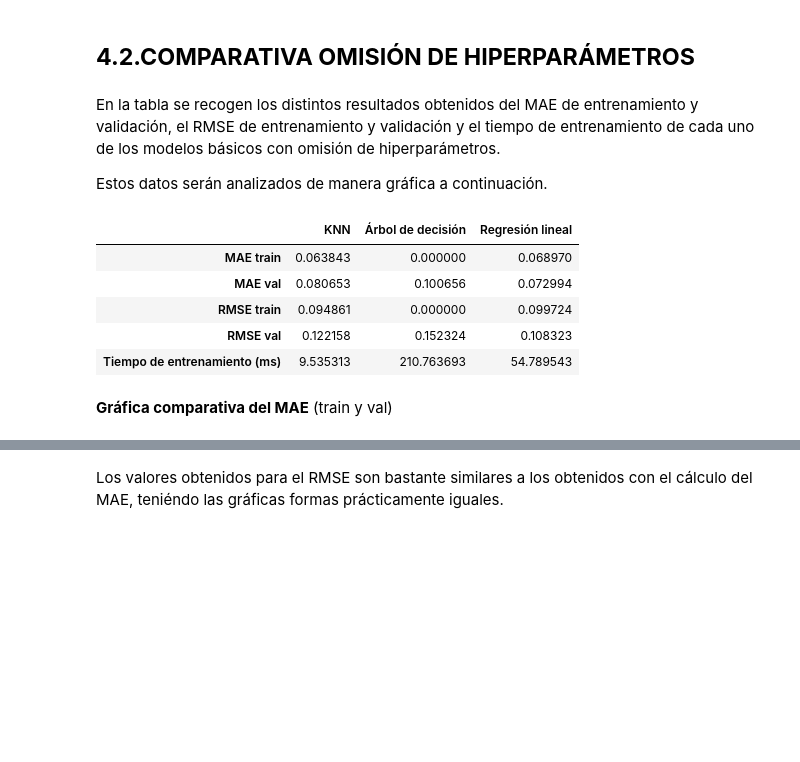
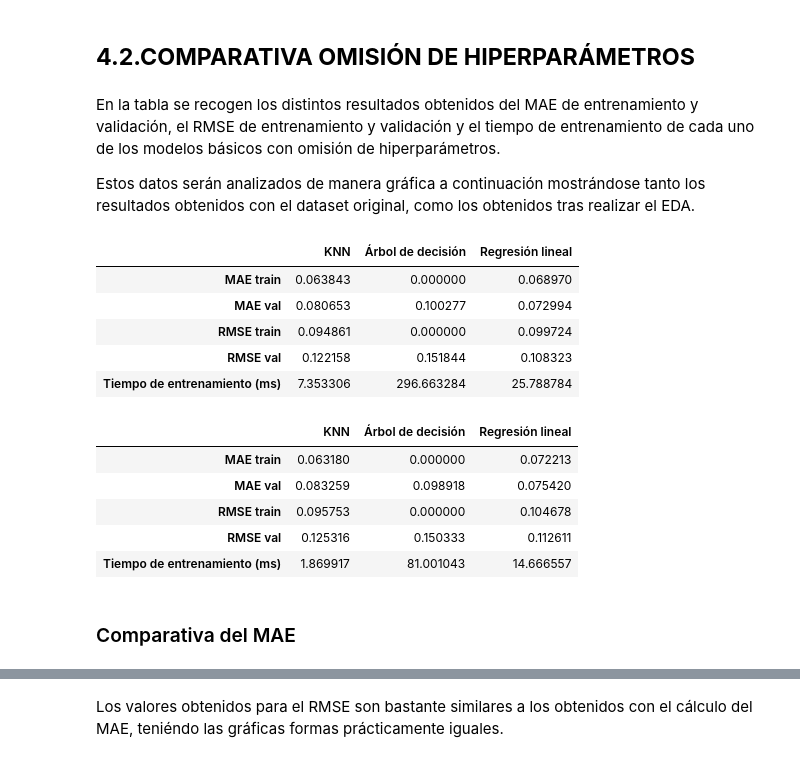
Before and after one commit to navas017/Grupo40-Practica1, a Jupyter notebook: Practica1.ipynb, the cells around one changed output, grey strips where cells are left out. Cells and saved outputs as stored; diff of their text form; code cells hidden in the pictures; blank space fills up the shorter version.

```diff
--- a/Practica1.ipynb
+++ b/Practica1.ipynb
@@ -190,13 +383,14 @@ tree_rmse_train = np.sqrt(mean_squared_error(Y_train_train_norm, y_pred_train))
 ### Modelo Árbol de regresión lineal
 # %%
 # Crear modelo
-modelo_rl = LinearRegression()
+model_rl = LinearRegression()
 
+# ********** DATASET DEFAULT **********
 # Iniciar la medición del tiempo
 start_time = time.time()
 
 # Entrenar modelo
-reg_fit = modelo_rl.fit(X_train_train_norm, Y_train_train_norm)
+reg_fit = model_rl.fit(X_train_train_norm, Y_train_train_norm)
 
 # Finalizar la medición del tiempo y calculo del tiempo
 end_time = time.time()
@@ -211,29 +405,60 @@ reg_rmse_val = np.sqrt(mean_squared_error(Y_train_val_norm, y_pred_val))
 y_pred_train = reg_fit.predict(X_train_train_norm)
 reg_mae_train = mean_absolute_error(Y_train_train_norm, y_pred_train)
 reg_rmse_train = np.sqrt(mean_squared_error(Y_train_train_norm, y_pred_train))
+
+
+# ********** DATASET NUEVO **********
+start_time = time.time()
+
+new_reg_fit = model_rl.fit(new_X_train_train_norm, new_Y_train_train_norm)
+
+end_time = time.time()
+new_reg_training_time = round((end_time - start_time) * 1000, 6)
+
+new_y_pred_val = new_reg_fit.predict(new_X_train_val_norm)
+new_reg_mae_val = mean_absolute_error(new_Y_train_val_norm, new_y_pred_val)
+new_reg_rmse_val = np.sqrt(mean_squared_error(new_Y_train_val_norm, new_y_pred_val))
+
+new_y_pred_train = new_reg_fit.predict(new_X_train_train_norm)
+new_reg_mae_train = mean_absolute_error(new_Y_train_train_norm, new_y_pred_train)
+new_reg_rmse_train = np.sqrt(mean_squared_error(new_Y_train_train_norm, new_y_pred_train))
 # %% [markdown]
 ## **4.2.COMPARATIVA OMISIÓN DE HIPERPARÁMETROS**
 # %% [markdown]
 En la tabla se recogen los distintos resultados obtenidos del MAE de entrenamiento y validación, el RMSE de entrenamiento y validación y el tiempo de entrenamiento de cada uno de los modelos básicos con omisión de hiperparámetros.
 
-Estos datos serán analizados de manera gráfica a continuación.
+Estos datos serán analizados de manera gráfica a continuación mostrándose tanto los resultados obtenidos con el dataset original, como los obtenidos tras realizar el EDA.
 # %%
+# ********** DATASET DEFAULT **********
 # Crear un diccionario con los valores de MAE, RMSE y tiempo de ejecución de cada modelo
 data = {'KNN': [knn_mae_train, knn_mae_val, knn_rmse_train, knn_rmse_val, knn_training_time],
         'Árbol de decisión': [tree_mae_train, tree_mae_val, tree_rmse_train, tree_rmse_val, tree_training_time],
         'Regresión lineal': [reg_mae_train, reg_mae_val, reg_rmse_train, reg_rmse_val, reg_training_time]}
 
 # Crear un DataFrame de pandas con los valores del diccionario y especificar las etiquetas de filas y columnas
 df = pd.DataFrame(data, index=['MAE train', 'MAE val', 'RMSE train', 'RMSE val', 'Tiempo de entrenamiento (ms)'])
 
-# Imprimir el DataFrame
-df
+
+# ********** DATASET NUEVO **********
+new_data = {'KNN': [new_knn_mae_train, new_knn_mae_val, new_knn_rmse_train, new_knn_rmse_val, new_knn_training_time],
+        'Árbol de decisión': [new_tree_mae_train, new_tree_mae_val, new_tree_rmse_train, new_tree_rmse_val, new_tree_training_time],
+        'Regresión lineal': [new_reg_mae_train, new_reg_mae_val, new_reg_rmse_train, new_reg_rmse_val, new_reg_training_time]}
+
+new_df = pd.DataFrame(new_data, index=['MAE train', 'MAE val', 'RMSE train', 'RMSE val', 'Tiempo de entrenamiento (ms)'])
+
+display(df, new_df)
 # %% [output]
 |  | KNN | Árbol de decisión | Regresión lineal |
 | MAE train | 0.063843 | 0.000000 | 0.068970 |
-| MAE val | 0.080653 | 0.100656 | 0.072994 |
+| MAE val | 0.080653 | 0.100277 | 0.072994 |
 | RMSE train | 0.094861 | 0.000000 | 0.099724 |
-| RMSE val | 0.122158 | 0.152324 | 0.108323 |
-| Tiempo de entrenamiento (ms) | 9.535313 | 210.763693 | 54.789543 |
+| RMSE val | 0.122158 | 0.151844 | 0.108323 |
+| Tiempo de entrenamiento (ms) | 7.353306 | 296.663284 | 25.788784 |
+|  | KNN | Árbol de decisión | Regresión lineal |
+| MAE train | 0.063180 | 0.000000 | 0.072213 |
+| MAE val | 0.083259 | 0.098918 | 0.075420 |
+| RMSE train | 0.095753 | 0.000000 | 0.104678 |
+| RMSE val | 0.125316 | 0.150333 | 0.112611 |
+| Tiempo de entrenamiento (ms) | 1.869917 | 81.001043 | 14.666557 |
 # %% [markdown]
-**Gráfica comparativa del MAE** (train y val)
+### Comparativa del MAE
```
Also changed, not shown: parts of 83 cells of this notebook.
